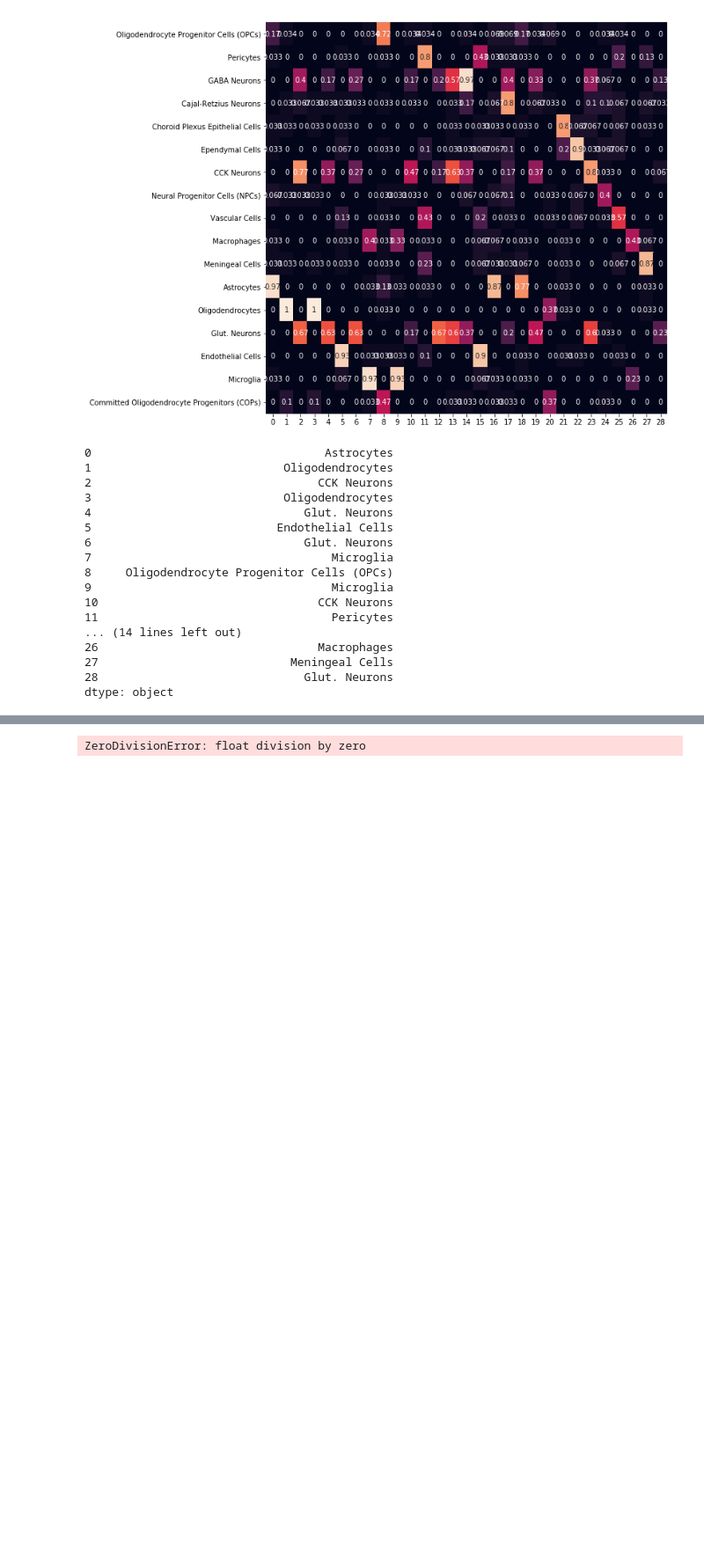
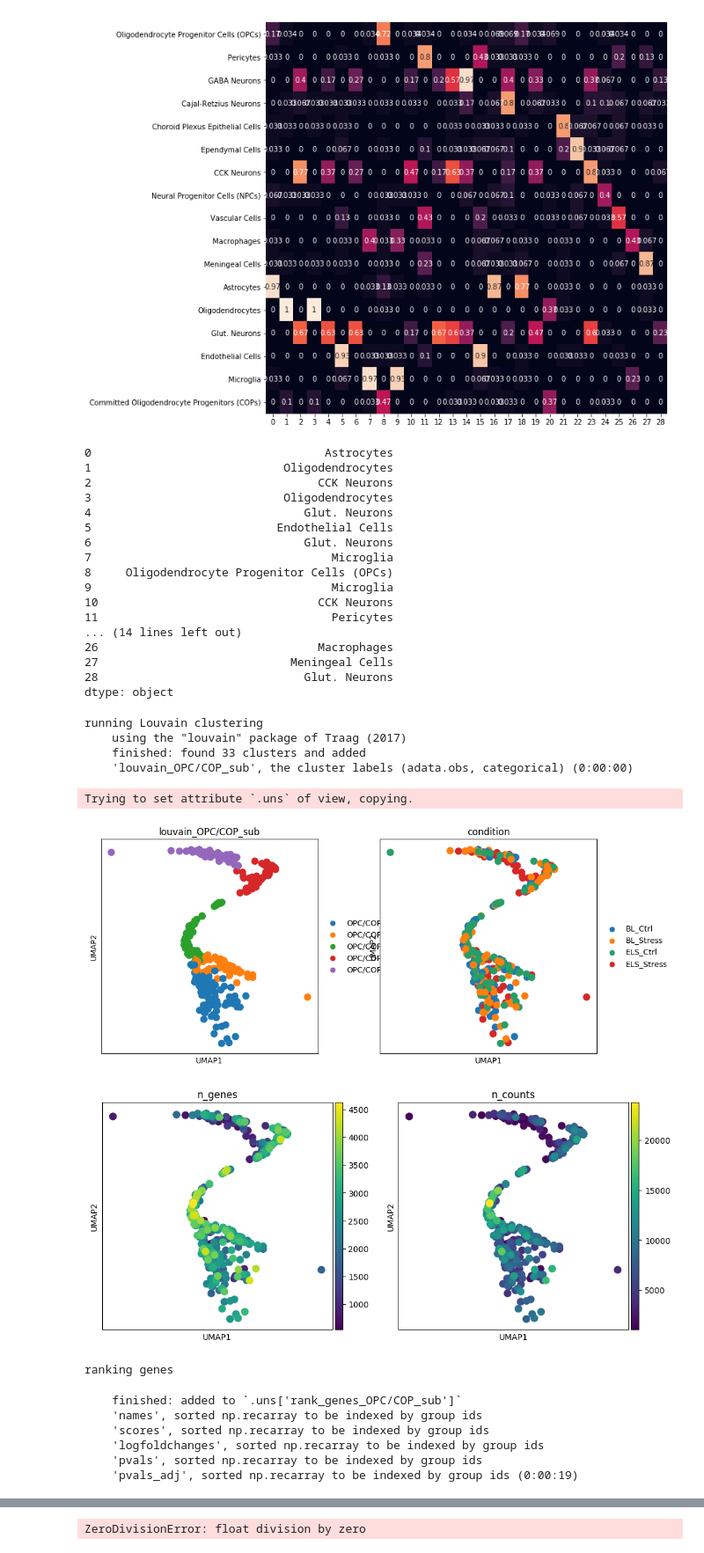
Before and after one commit to theislab/ELS_analysis, a Jupyter notebook: notebooks/LouvainAnnotation.ipynb, the cells around one changed output, grey strips where cells are left out. Shown at 88% size. Drawn from its saved outputs; the diff is of its cells as text; code cells hidden in the pictures; blank space fills up the shorter version.

```diff
--- a/notebooks/LouvainAnnotation.ipynb
+++ b/notebooks/LouvainAnnotation.ipynb
@@ -46,7 +46,7 @@ library(scran)
 #library(plyr)
 library(MAST)
 # %%
-adata = sc.read('./data/data_scanorama_hvg4000.h5ad')
+adata = sc.read('../data/processed/data_scanorama_hvg4000.h5ad')
 # %%
 adata.obs.columns
 # %% [output]
@@ -94,0 +91,4 @@ sc.pl.rank_genes_groups(adata, key='rank_genes_louvain')
+# %%
+plt.rcParams['figure.figsize'] = (4, 4)
+plt.rcParams['figure.dpi'] = 300
+sc.pl.rank_genes_groups(adata, key='rank_genes_louvain')
@@ -128,0 +131,26 @@ adata.rename_categories('louvain', ['Astro 1', 'Oligo 1', 'CCK 1', 'Oligo 2', 'G
+# %%
+subcluster = 'OPC/COP'
+sc.tl.louvain(adata, restrict_to=('louvain', [subcluster]), resolution=0.5, key_added='louvain_' + subcluster + '_sub')
+plt.rcParams['figure.figsize'] = (5, 5)
+plt.rcParams['figure.dpi'] = 100
+sc.pl.umap(adata[adata.obs['louvain']==subcluster], color=['louvain_' + subcluster + '_sub', 'condition'])
+sc.pl.umap(adata[adata.obs['louvain']==subcluster], color=['n_genes', 'n_counts'])
+
+#Get the new marker genes
+sc.tl.rank_genes_groups(adata, groupby='louvain_' + subcluster + '_sub', key_added='rank_genes_' + subcluster + '_sub')
+sc.pl.rank_genes_groups(adata, key='rank_genes_' + subcluster + '_sub', groups=adata.obs['louvain_' + subcluster + '_sub'][adata.obs['louvain_' + subcluster + '_sub'].str.startswith(subcluster)].unique())
+# %% [output]
+running Louvain clustering
+    using the "louvain" package of Traag (2017)
+    finished: found 33 clusters and added
+    'louvain_OPC/COP_sub', the cluster labels (adata.obs, categorical) (0:00:00)
+Trying to set attribute `.uns` of view, copying.
+[figure, added]
+[figure, added]
+ranking genes
+    finished: added to `.uns['rank_genes_OPC/COP_sub']`
+    'names', sorted np.recarray to be indexed by group ids
+    'scores', sorted np.recarray to be indexed by group ids
+    'logfoldchanges', sorted np.recarray to be indexed by group ids
+    'pvals', sorted np.recarray to be indexed by group ids
+    'pvals_adj', sorted np.recarray to be indexed by group ids (0:00:19)
```
Also changed, not shown: parts of 26 cells of this notebook.
